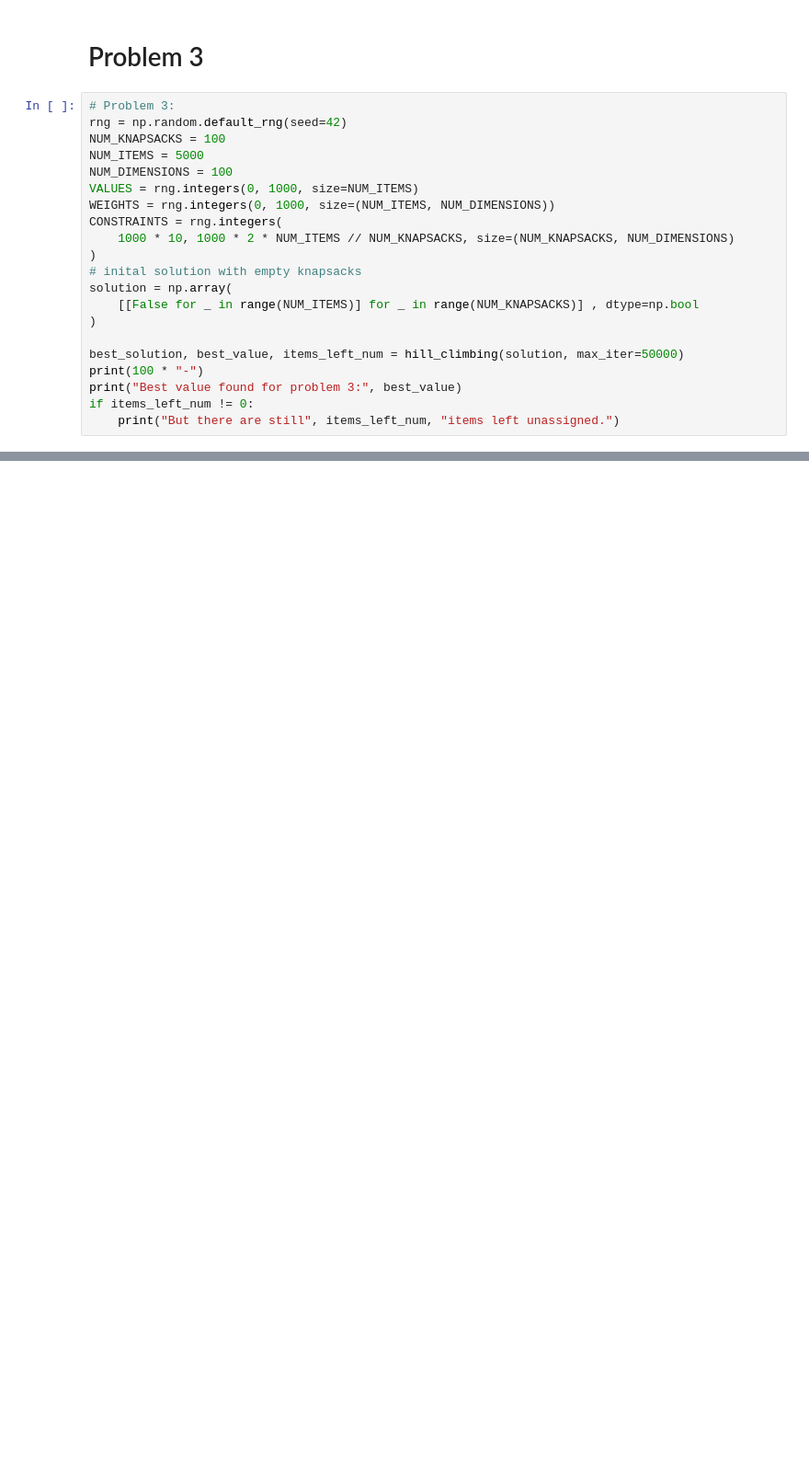
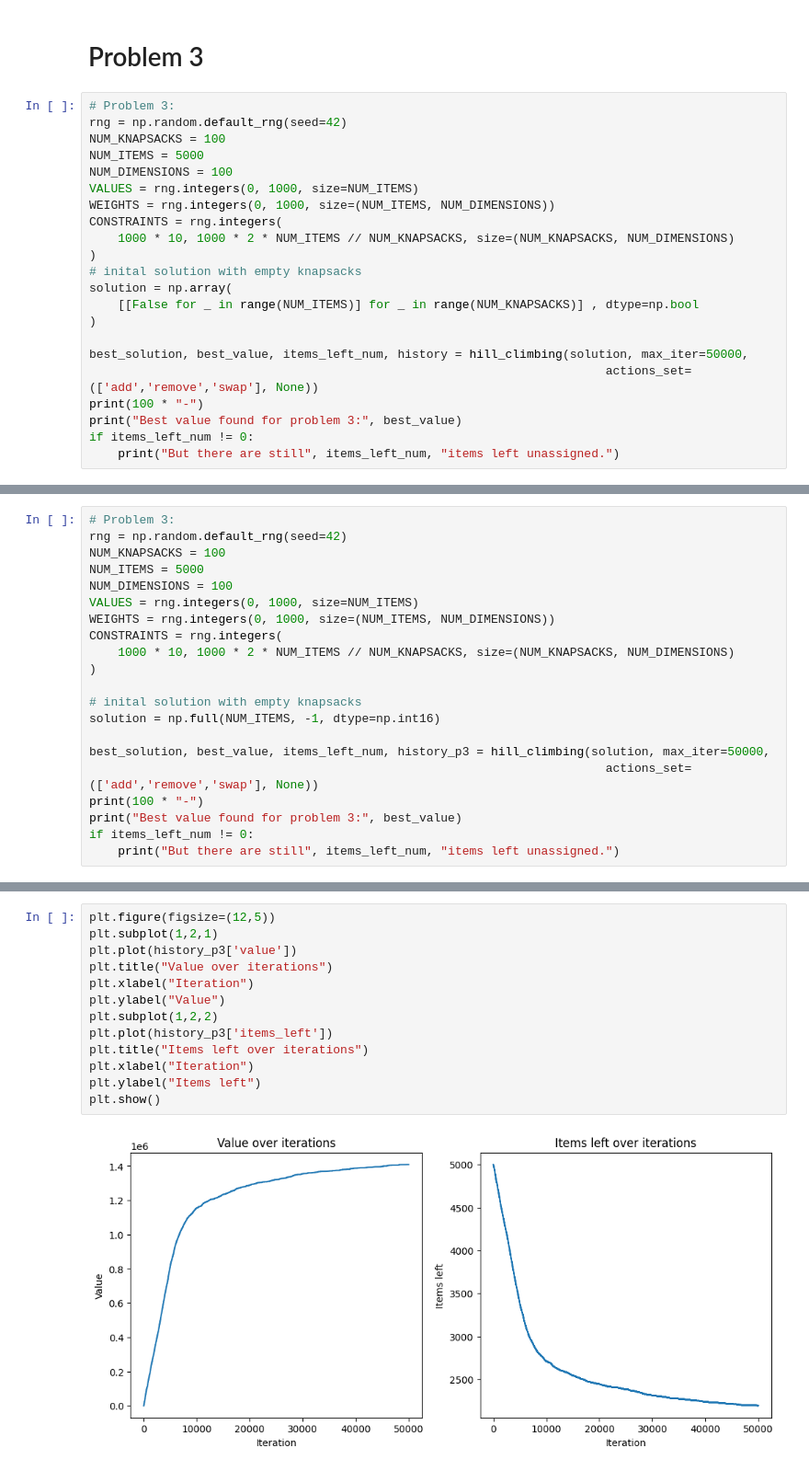
Before and after one commit to MahmoudAMahrous/CI2025_lab1_review_sina, a Jupyter notebook: knapsak.ipynb, the cells around one changed output, grey strips where cells are left out. Shown at 92% size. Cells and saved outputs as stored; diff of their text form; blank space fills up the shorter version.

```diff
--- a/knapsak.ipynb
+++ b/knapsak.ipynb
@@ -318,7 +291,8 @@ solution = np.array(
     [[False for _ in range(NUM_ITEMS)] for _ in range(NUM_KNAPSACKS)] , dtype=np.bool
 )
 
-best_solution, best_value, items_left_num = hill_climbing(solution, max_iter=50000)
+best_solution, best_value, items_left_num, history = hill_climbing(solution, max_iter=50000,
+                                                                        actions_set=(['add','remove','swap'], None))
 print(100 * "-")
 print("Best value found for problem 3:", best_value)
 if items_left_num != 0:
@@ -342,0 +488,21 @@ KeyboardInterrupt:
+# %%
+# Problem 3:
+rng = np.random.default_rng(seed=42)
+NUM_KNAPSACKS = 100
+NUM_ITEMS = 5000
+NUM_DIMENSIONS = 100
+VALUES = rng.integers(0, 1000, size=NUM_ITEMS)
+WEIGHTS = rng.integers(0, 1000, size=(NUM_ITEMS, NUM_DIMENSIONS))
+CONSTRAINTS = rng.integers(
+    1000 * 10, 1000 * 2 * NUM_ITEMS // NUM_KNAPSACKS, size=(NUM_KNAPSACKS, NUM_DIMENSIONS)
+)
+
+# inital solution with empty knapsacks
+solution = np.full(NUM_ITEMS, -1, dtype=np.int16)
+
+best_solution, best_value, items_left_num, history_p3 = hill_climbing(solution, max_iter=50000,
+                                                                        actions_set=(['add','remove','swap'], None))
+print(100 * "-")
+print("Best value found for problem 3:", best_value)
+if items_left_num != 0:
+    print("But there are still", items_left_num, "items left unassigned.")
@@ -342,0 +513,15 @@ KeyboardInterrupt:
+# %%
+plt.figure(figsize=(12,5))
+plt.subplot(1,2,1)
+plt.plot(history_p3['value'])
+plt.title("Value over iterations")
+plt.xlabel("Iteration")
+plt.ylabel("Value")
+plt.subplot(1,2,2)
+plt.plot(history_p3['items_left'])
+plt.title("Items left over iterations")
+plt.xlabel("Iteration")
+plt.ylabel("Items left")
+plt.show()
+# %% [output]
+[figure, added]
```
Also changed, not shown: parts of 20 cells of this notebook.
